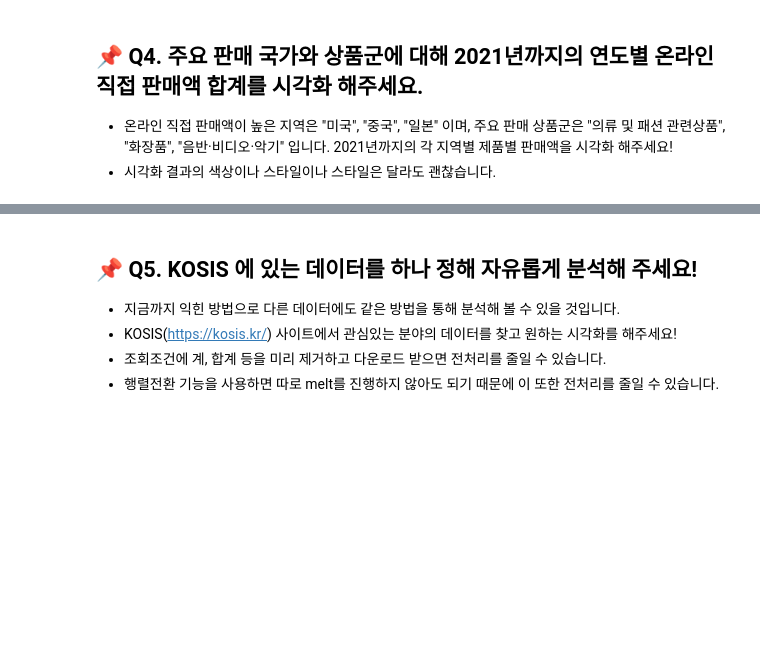
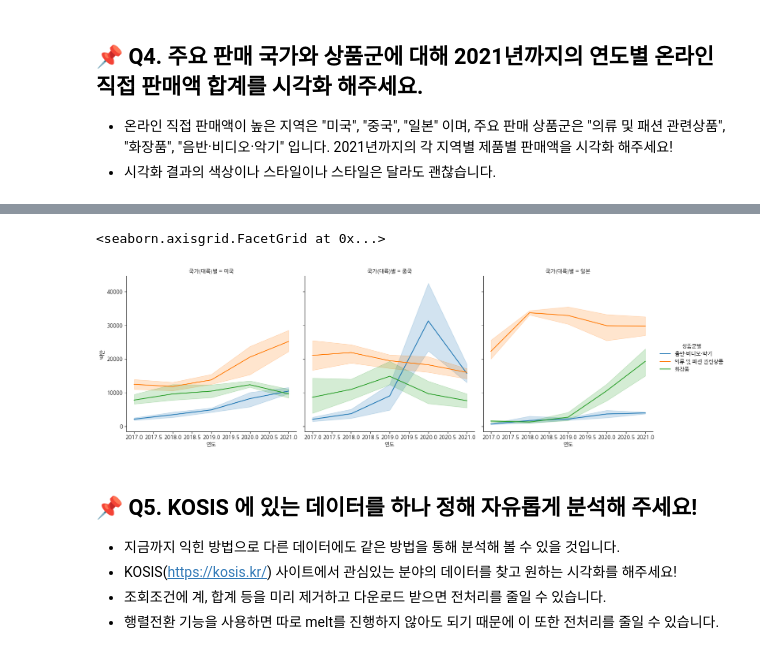
Before and after one commit to GabaeOh/-coachingstudy_boostcourse, a Jupyter notebook: quest/4thweek_mission.ipynb, the cells around one changed output, grey strips where cells are left out. Saved outputs shown, nothing was run; the diff lists cells and outputs as text; code cells hidden in the pictures; blank space fills up the shorter version.

```diff
--- a/quest/4thweek_mission.ipynb
+++ b/quest/4thweek_mission.ipynb
@@ -164,3 +164,9 @@ sns.lineplot(data=filtered_df, x="연도", y="백만", hue="상품군별")
+# %%
+# 데이터 시각화
+sns.relplot(data=filtered_df, x="연도", y="백만", hue="상품군별", kind="line", col="국가(대륙)별", col_wrap=3)
+# %% [output]
+<seaborn.axisgrid.FacetGrid at 0x...>
+[figure, added]
 # %% [markdown]
 ## 📌 Q5. KOSIS 에 있는 데이터를 하나 정해 자유롭게 분석해 주세요!
 - 지금까지 익힌 방법으로 다른 데이터에도 같은 방법을 통해 분석해 볼 수 있을 것입니다.
```
Also changed, not shown: parts of 2 cells of this notebook, 2 other files.
